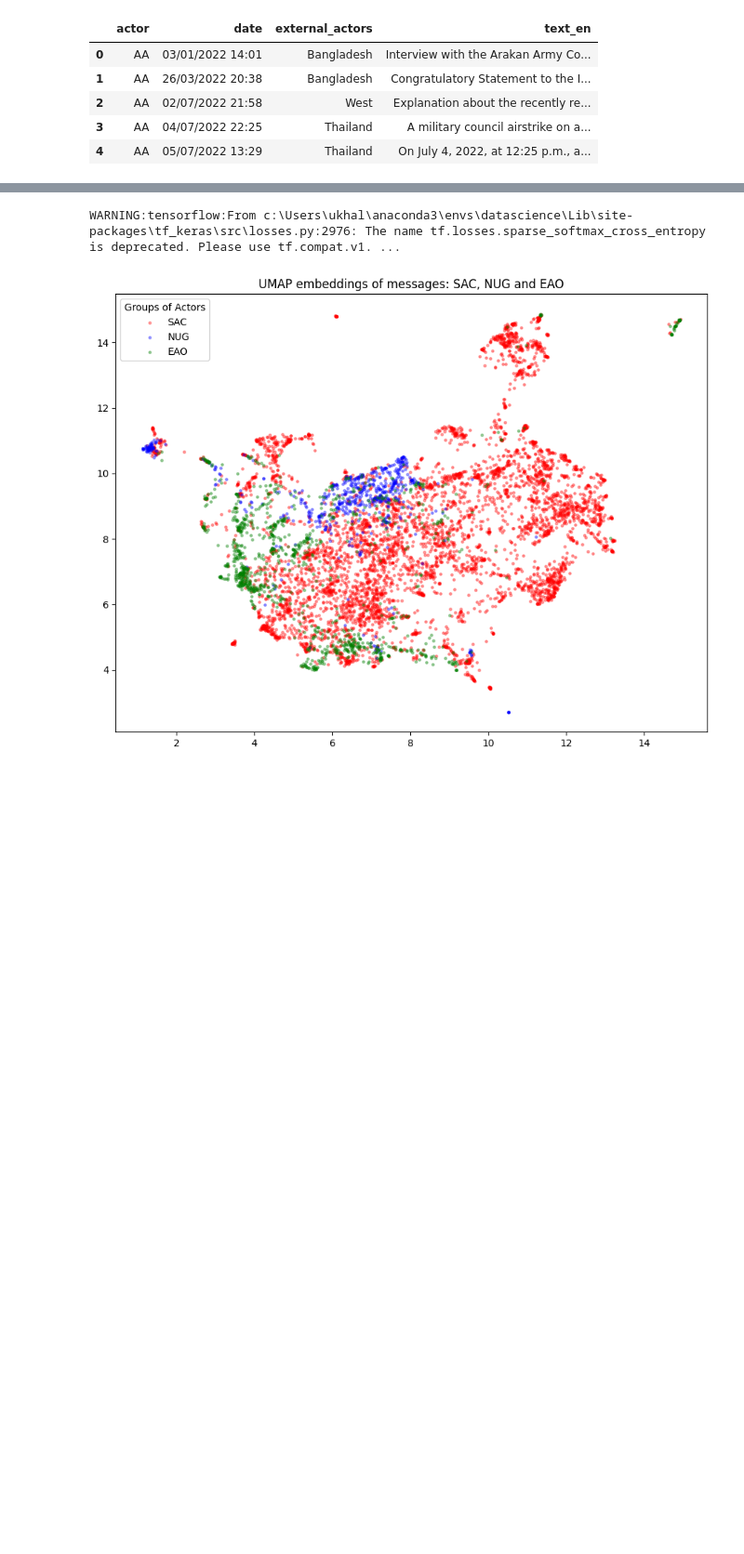
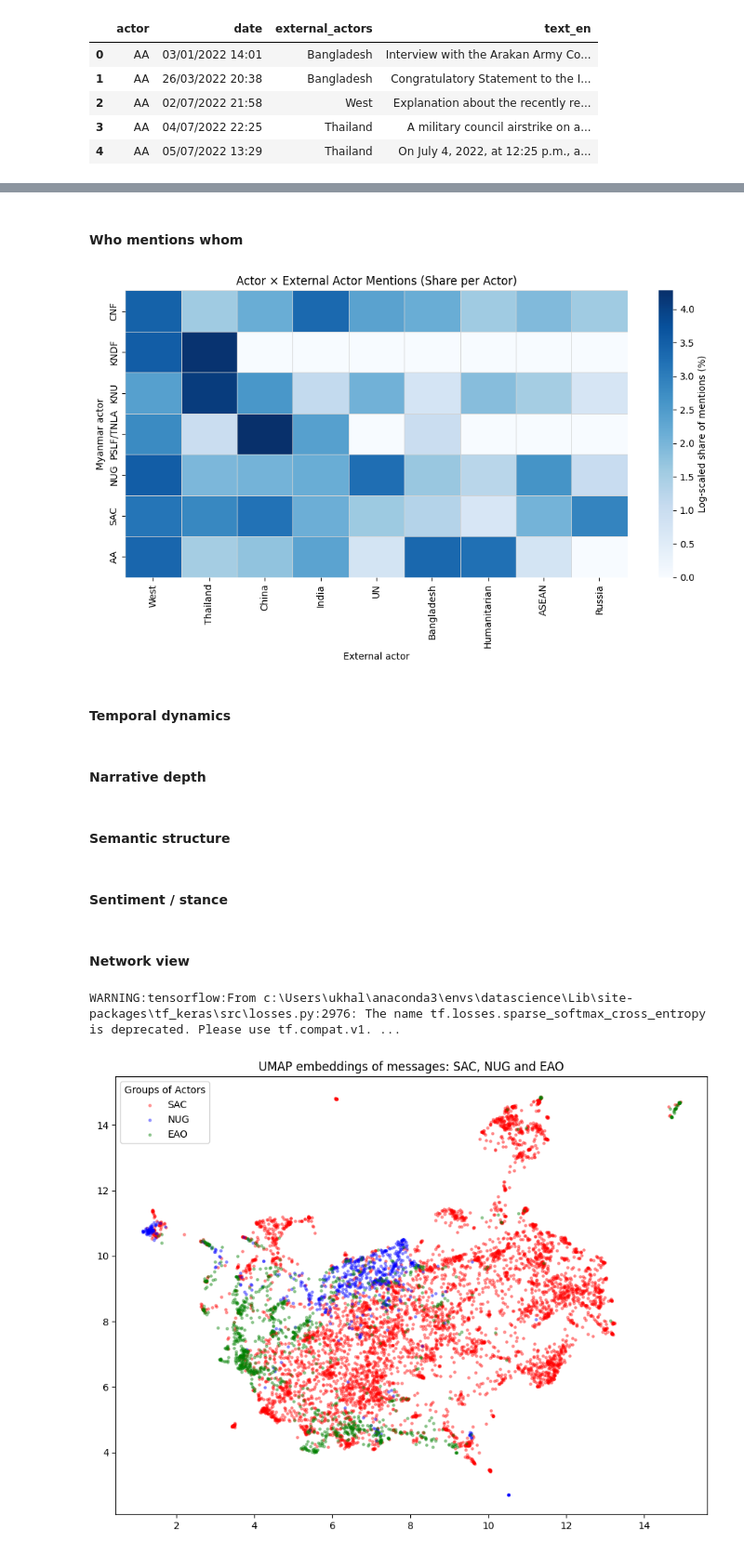
Before and after one commit to Donsek/thesis_myanmar, a Jupyter notebook: main.ipynb, the cells around one changed output, grey strips where cells are left out. Shown at 93% size. Cells and saved outputs as stored; diff of their text form; code cells hidden in the pictures; blank space fills up the shorter version.

Commit message:
Overview and Heatmap

```diff
--- a/main.ipynb
+++ b/main.ipynb
@@ -15,0 +63,15 @@ df.head()
+# %%
+# let's leave only one external actor for each post
+
+df_mentions = (
+    df.assign(
+        external_actor=df["external_actors"]
+            .fillna("")
+            .str.split(",")
+    )
+    .explode("external_actor")
+    .assign(
+        external_actor=lambda x: x["external_actor"].str.strip()
+    )
+    .query('external_actor != ""')
+)
@@ -15,0 +86,2 @@ df.head()
+# %%
+df_mentions = df_mentions.drop(columns=["external_actors"])
@@ -16,3 +96,59 @@ df.head()
+# %% [markdown]
+#### Who mentions whom
+# %%
+# let's build a heatmap of mentions shares
+
+counts = (
+    df_mentions
+    .groupby(["actor", "external_actor"])
+    .size()
+    .reset_index(name="n_mentions")
+)
+
+counts["share"] = (
+    counts["n_mentions"]
+    / counts.groupby("actor")["n_mentions"].transform("sum")
+)
+
+matrix = (
+    counts
+    .pivot(index="actor", columns="external_actor", values="share")
+    .fillna(0)
+)
+
+matrix = matrix.loc[
+    matrix.sum(axis=1).sort_values(ascending=False).index,
+    matrix.sum(axis=0).sort_values(ascending=False).index
+]
+
+plt.figure(figsize=(10, 6))
+
+sns.heatmap(
+    np.log1p(matrix * 100),
+    cmap="Blues",
+    linewidths=0.5,
+    linecolor="lightgrey",
+    cbar_kws={"label": "Log-scaled share of mentions (%)"},
+)
+
+plt.title("Actor × External Actor Mentions (Share per Actor)")
+plt.xlabel("External actor")
+plt.ylabel("Myanmar actor")
+
+plt.tight_layout()
+plt.show()
+# %% [output]
+[figure, added]
+# %% [markdown]
+#### Temporal dynamics
+# %% [markdown]
+#### Narrative depth
+# %% [markdown]
+#### Semantic structure
+# %% [markdown]
+#### Sentiment / stance
+# %% [markdown]
+#### Network view
 # %%
 from sentence_transformers import SentenceTransformer
 
```
Also changed, not shown: parts of 8 cells of this notebook, 2 other files.
